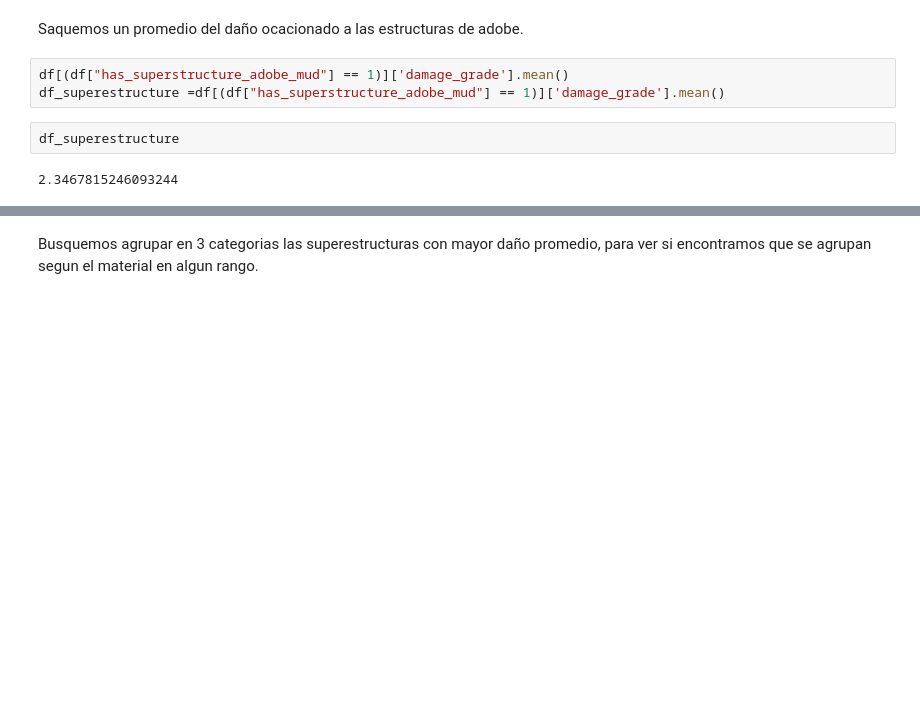
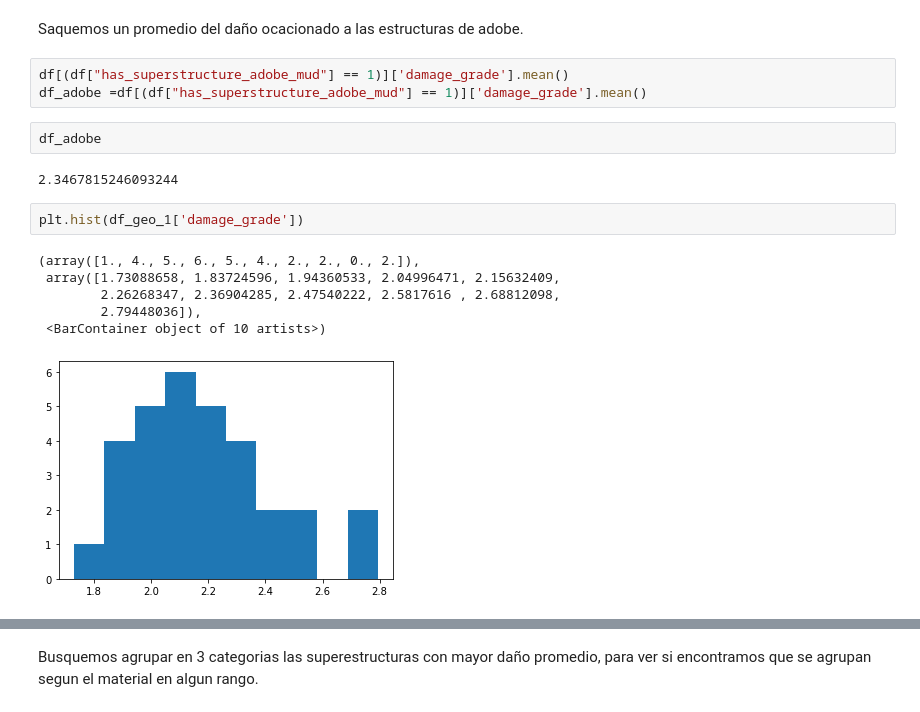
Before and after one commit to Jose897/ARSAT, a Jupyter notebook: TP1-v1.2.ipynb, the cells around one changed output, grey strips where cells are left out. Cells and saved outputs as stored; diff of their text form; blank space fills up the shorter version.

```diff
--- a/TP1-v1.2.ipynb
+++ b/TP1-v1.2.ipynb
@@ -329,8 +275,17 @@ Vemos una tendencia de las edificaciones construidas en adobe a estar por arriba
 Saquemos un promedio del daño ocacionado a las estructuras de adobe.
 # %%
 df[(df["has_superstructure_adobe_mud"] == 1)]['damage_grade'].mean()
-df_superestructure =df[(df["has_superstructure_adobe_mud"] == 1)]['damage_grade'].mean()
+df_adobe =df[(df["has_superstructure_adobe_mud"] == 1)]['damage_grade'].mean()
-# %%
-df_superestructure
-# %% [output]
-2.3467815246093244
+# %%
+df_adobe
+# %% [output]
+2.3467815246093244
+# %%
+plt.hist(df_geo_1['damage_grade'])
+# %% [output]
+(array([1., 4., 5., 6., 5., 4., 2., 2., 0., 2.]),
+ array([1.73088658, 1.83724596, 1.94360533, 2.04996471, 2.15632409,
+        2.26268347, 2.36904285, 2.47540222, 2.5817616 , 2.68812098,
+        2.79448036]),
+ <BarContainer object of 10 artists>)
+[figure, added]
```
Also changed, not shown: parts of 11 cells of this notebook.
